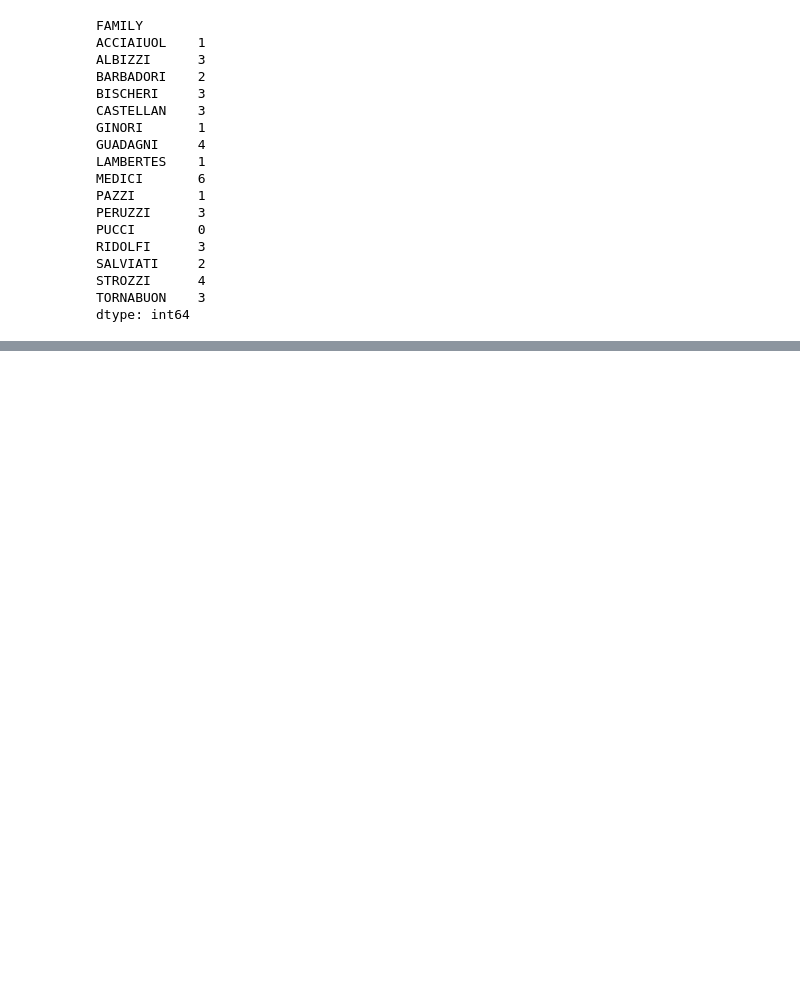
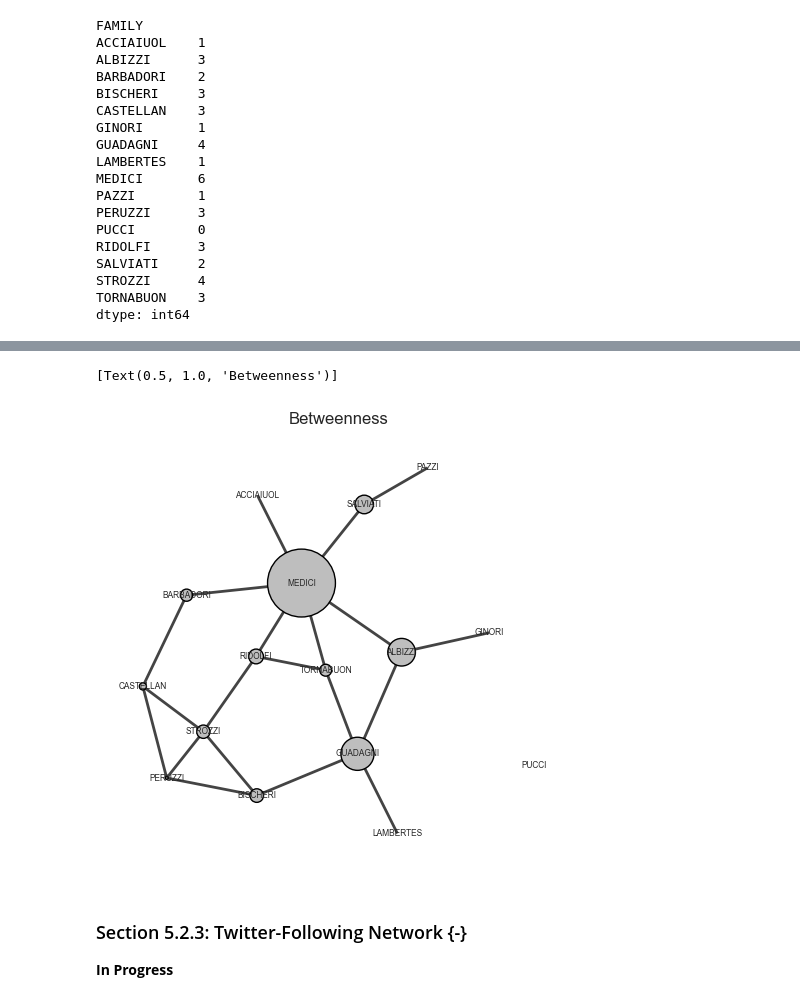
Before and after one commit to jeffallen13/qsspy, a Jupyter notebook: DISCOVERY/discovery-py.ipynb, the cells around one changed output, grey strips where cells are left out. Saved outputs shown, nothing was run; the diff lists cells and outputs as text; code cells hidden in the pictures; blank space fills up the shorter version.

Commit message:
Section 5.2.2 complete

```diff
--- a/DISCOVERY/discovery-py.ipynb
+++ b/DISCOVERY/discovery-py.ipynb
@@ -629,0 +773,20 @@ dtype: int64
+# %%
+fig, ax = plt.subplots(figsize=(6,6))
+
+ig.plot(
+    florence_g,
+    target=ax,
+    vertex_size=pd.Series(florence_g.betweenness(directed=False)) / 50,
+    vertex_label=florence_g.vs["name"],
+    vertex_label_size=6.0,
+    vertex_color='gray',
+    bbox=(0, 0, 300, 300),
+    margin=20
+).set(title='Betweenness')
+# %% [output]
+[Text(0.5, 1.0, 'Betweenness')]
+[figure, added]
+# %% [markdown]
+### Section 5.2.3: Twitter-Following Network {-}
+
+**In Progress**
```
Also changed, not shown: parts of 12 cells of this notebook, 2 other files.
